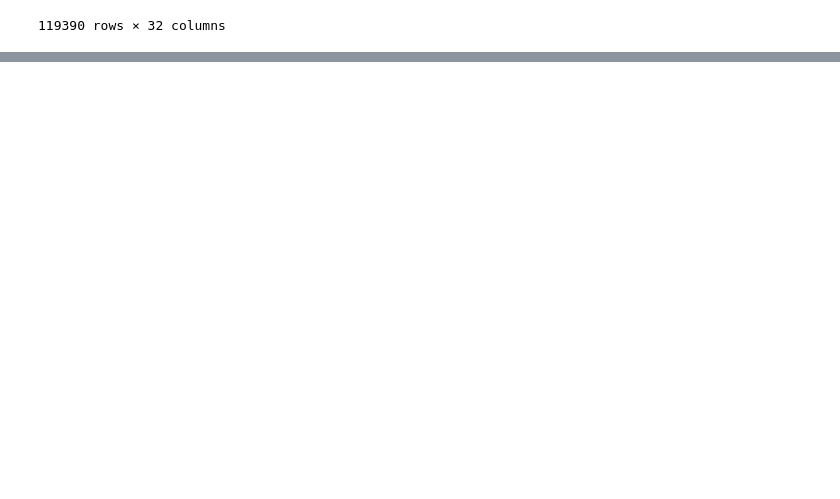
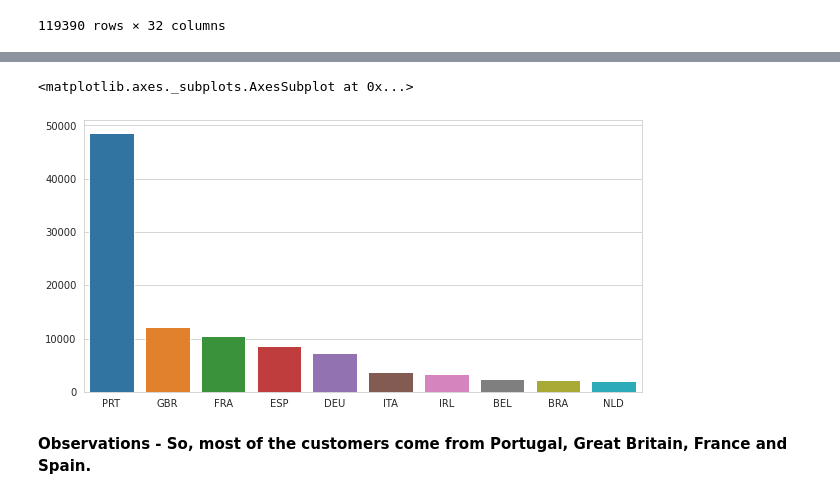
Before and after one commit to Jatingpt/Hotel-Booking-Analysis, a Jupyter notebook: Hotel_Booking_Analysis_Capstone_Project.ipynb, the cells around one changed output, grey strips where cells are left out. Saved outputs shown, nothing was run; the diff lists cells and outputs as text; code cells hidden in the pictures; blank space fills up the shorter version.

```diff
--- a/Hotel_Booking_Analysis_Capstone_Project.ipynb
+++ b/Hotel_Booking_Analysis_Capstone_Project.ipynb
@@ -174,0 +237,4 @@ df
+# %%
+df['company'].fillna(0, inplace = True)
+df['agent'].fillna(0, inplace = True)
+df['country'].fillna('x', inplace = True)
@@ -174,0 +249,2 @@ df
+# %%
+df['children'].fillna(0, inplace = True)
@@ -174,0 +275,2 @@ df
+# %%
+df['total_persons'] = df['adults'] + df['children'] + df['babies']
@@ -174,0 +329,11 @@ df
+# %%
+sns.set_style('whitegrid')
+plt.rcParams['font.size'] = 10
+plt.rcParams['figure.figsize'] = (10,5)
+# %%
+sns.barplot (y= list(df.country.value_counts().head (10)), x= list(df.country.value_counts().head(10).index))
+# %% [output]
+<matplotlib.axes._subplots.AxesSubplot at 0x...>
+[figure, added]
+# %% [markdown]
+**Observations - So, most of the customers come from Portugal, Great Britain, France and Spain.**
```
Also changed, not shown: parts of 21 cells of this notebook.
